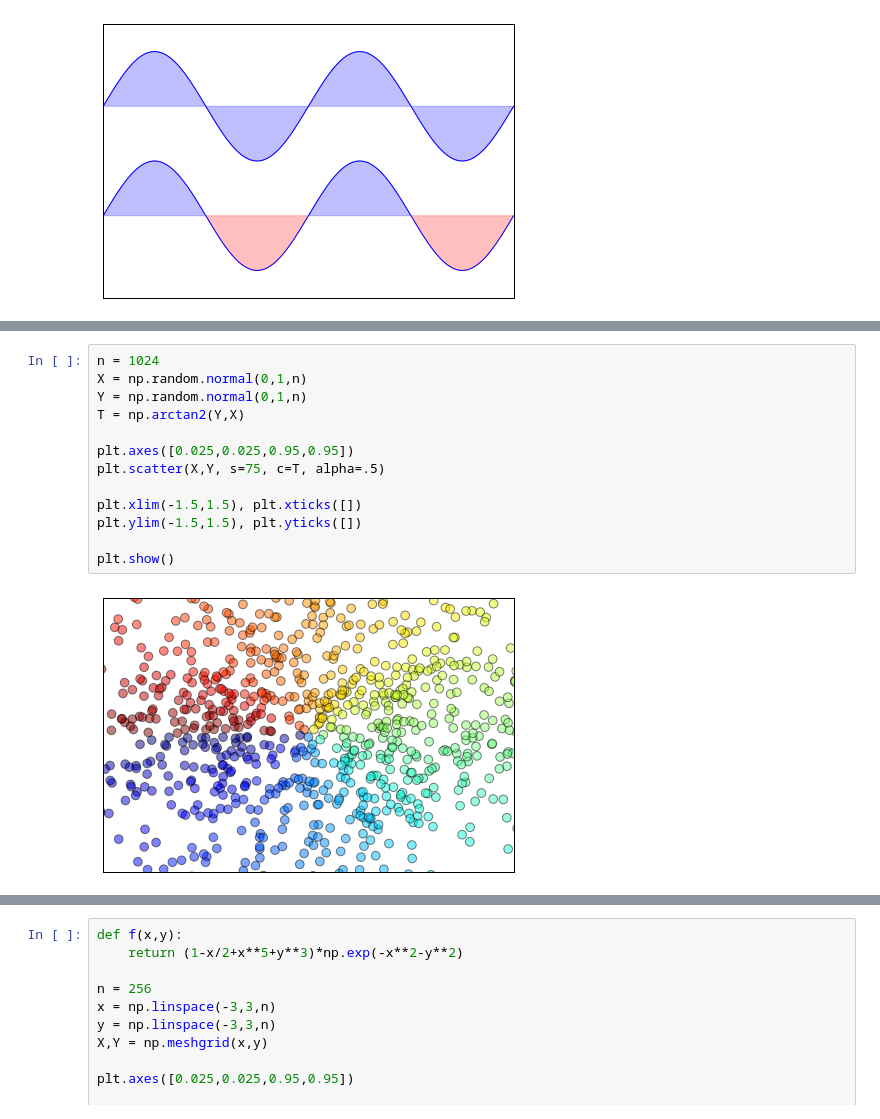
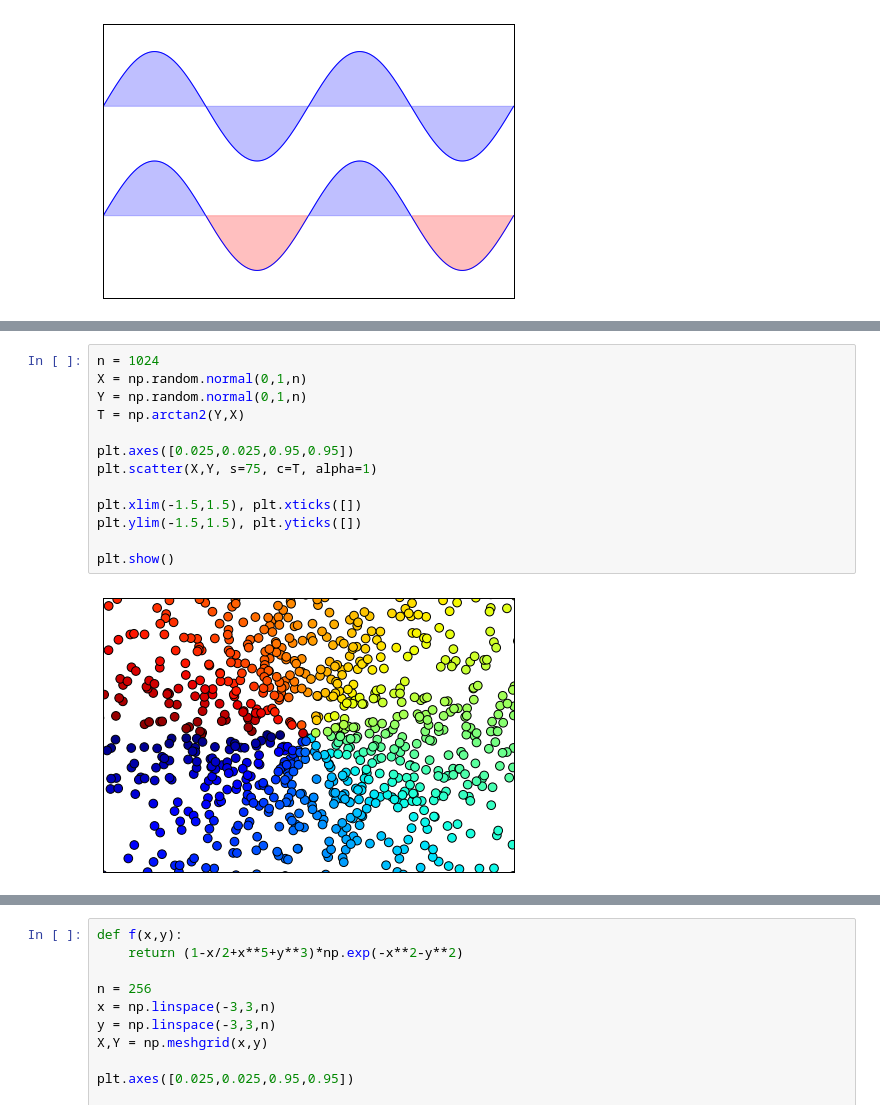
Before and after one commit to Mitchell-Childerhose/CSCI-2000U-100553756, a Jupyter notebook: matplotlib/matplotlib_exercises.ipynb, the cells around one changed output, grey strips where cells are left out. Drawn from its saved outputs; the diff is of its cells as text.

```diff
--- a/matplotlib/matplotlib_exercises.ipynb
+++ b/matplotlib/matplotlib_exercises.ipynb
@@ -50,18 +50,18 @@ You need to use the [fill_between](http://matplotlib.sourceforge.net/api/pyplot_
 # %%
 n = 1024
 X = np.random.normal(0,1,n)
 Y = np.random.normal(0,1,n)
 T = np.arctan2(Y,X)
 
 plt.axes([0.025,0.025,0.95,0.95])
-plt.scatter(X,Y, s=75, c=T, alpha=.5)
+plt.scatter(X,Y, s=75, c=T, alpha=1)
 
 plt.xlim(-1.5,1.5), plt.xticks([])
 plt.ylim(-1.5,1.5), plt.yticks([])
 
 plt.show()
 # %% [output]
-[figure, old version]
+[figure, new version]
 # %% [markdown]
 ## Scatter Plot
 
```
Also changed, not shown: parts of 1 cell of this notebook, 8 other files.
